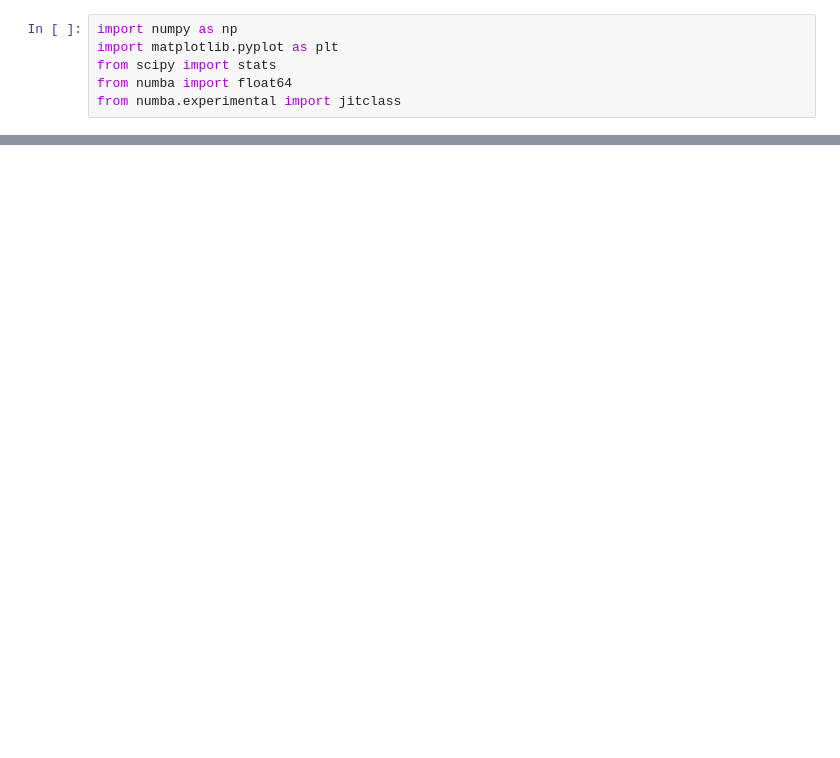
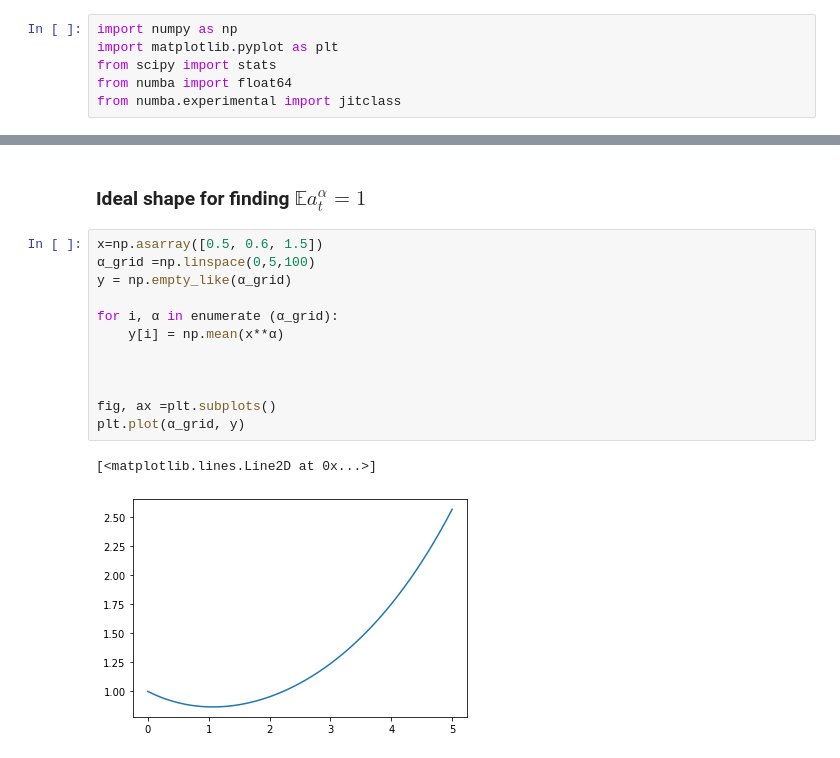
Before and after one commit to sayaikegawa/Research_essay, a Jupyter notebook: wealth_timeseries.ipynb, the cells around one changed output, grey strips where cells are left out. Cells and saved outputs as stored; diff of their text form; blank space fills up the shorter version.

```diff
--- a/wealth_timeseries.ipynb
+++ b/wealth_timeseries.ipynb
@@ -114,0 +143,17 @@ plt.show()
+# %% [markdown]
+### Ideal shape for finding $\mathbb E a_t^\alpha = 1$
+# %%
+x=np.asarray([0.5, 0.6, 1.5])
+α_grid =np.linspace(0,5,100)
+y = np.empty_like(α_grid)
+
+for i, α in enumerate (α_grid):
+    y[i] = np.mean(x**α)
+
+
+
+fig, ax =plt.subplots()
+plt.plot(α_grid, y)
+# %% [output]
+[<matplotlib.lines.Line2D at 0x...>]
+[figure, added]
```
Also changed, not shown: parts of 7 cells of this notebook.
